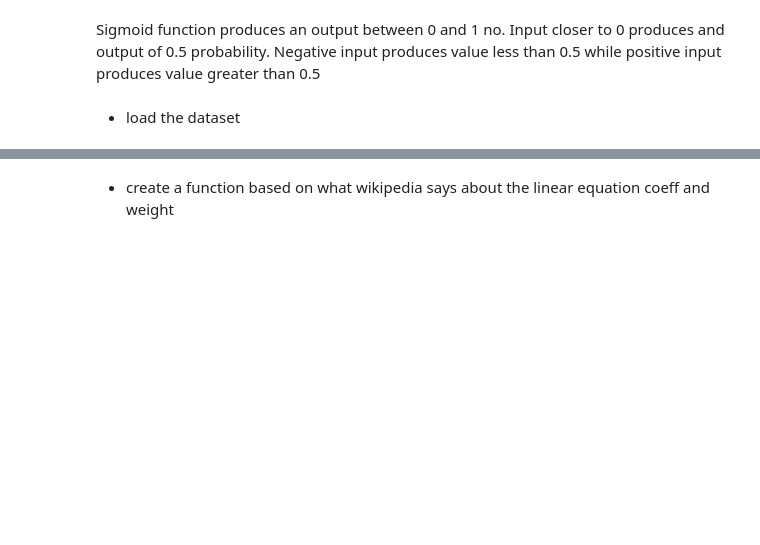
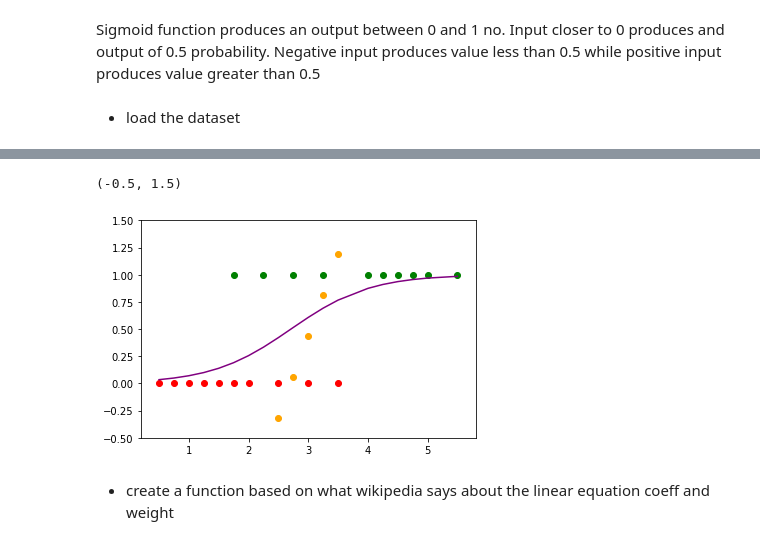
Before and after one commit to brshravan-tech/ps-sept26-ml, a Jupyter notebook: Course/Logistic-Regression/logistic regression manual.ipynb, the cells around one changed output, grey strips where cells are left out. Drawn from its saved outputs; the diff is of its cells as text; code cells hidden in the pictures; blank space fills up the shorter version.

```diff
--- a/Course/Logistic-Regression/logistic regression manual.ipynb
+++ b/Course/Logistic-Regression/logistic regression manual.ipynb
@@ -43,3 +43,6 @@ https://en.wikipedia.org/wiki/Logistic_regression
 Sigmoid function produces an output between 0 and 1 no.  Input closer to 0 produces and output of 0.5 probability.  Negative input produces value less than 0.5 while positive input produces value greater than 0.5
 # %% [markdown]
 - load the dataset
+# %%
+df = pd.read_csv('HoursExamResult.csv')
+le = lambda x : x * 1.5046 - 4.0777
@@ -46,3 +89,14 @@ Sigmoid function produces an output between 0 and 1 no.  Input closer to 0 produ
+# %%
+#plt.scatter(df['Hours'],df['Pass'])
+plt.scatter(df[df['Pass']==1]['Hours'], df[df['Pass']==1]['Pass'], color='green')
+plt.scatter(df[df['Pass']==0]['Hours'], df[df['Pass']==0]['Pass'], color='red')
+#plt.plot(df['Hours'], df['Hours'].map(le), color='orange')
+plt.scatter(df['Hours'], df['Hours'].map(le), color='orange')
+plt.plot(df['Hours'], df['Hours'].map(le).map(sigmoid_func), color='purple')
+plt.ylim(-0.5, 1.5)
+# %% [output]
+(-0.5, 1.5)
+[figure, added]
 # %% [markdown]
 - create a function based on what wikipedia says about the linear equation coeff and weight
 # %% [markdown]
```
Also changed, not shown: parts of 2 cells of this notebook, 9 other files.
